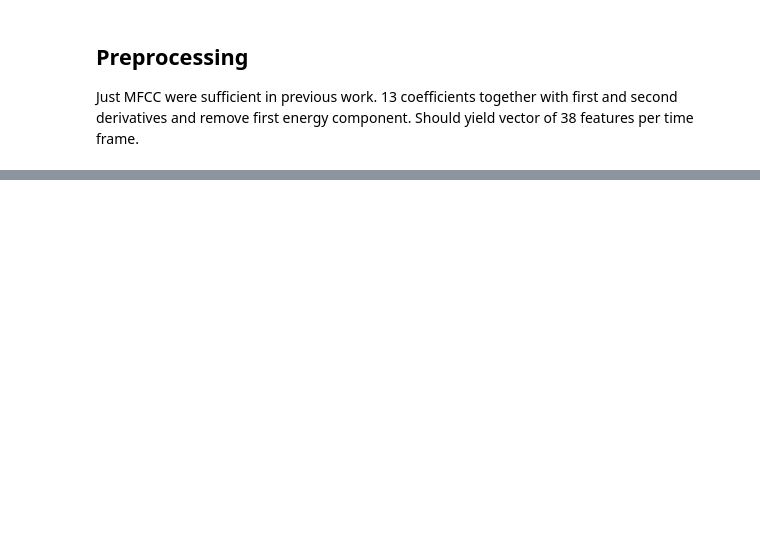
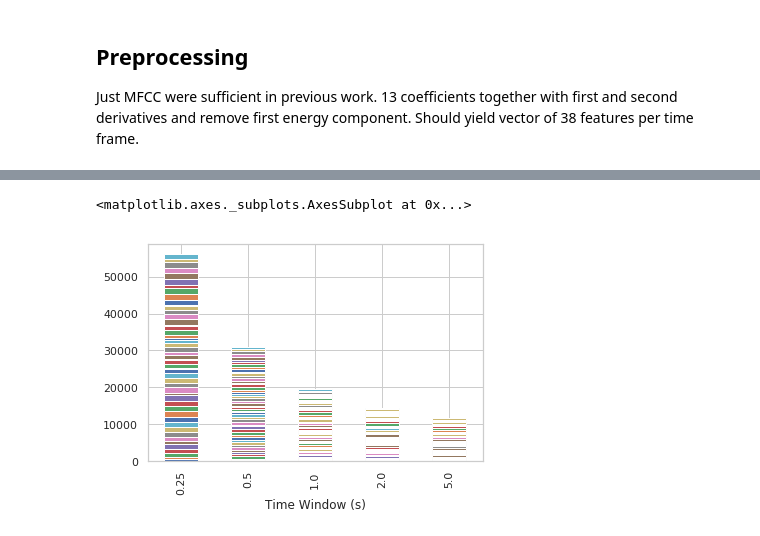
Before and after one commit to DeanPFZ/deep-audio-public, a Jupyter notebook: src/MFCC Data Statistics.ipynb, the cells around one changed output, grey strips where cells are left out. Saved outputs shown, nothing was run; the diff lists cells and outputs as text; code cells hidden in the pictures; blank space fills up the shorter version.

```diff
--- a/src/MFCC Data Statistics.ipynb
+++ b/src/MFCC Data Statistics.ipynb
@@ -193,8 +102,0 @@ c_data.head()
-# %%
-fig, axs = plt.subplots(nrows=1, ncols=2, figsize=(50,5), constrained_layout=True)
-
-i=0
-for ax in axs.flatten():
-    ax.set_title(h_classes[i])
-    (c_data[mapping[c_data.target] == i])[c_data.columns[0:12]].sample(sample_rate).boxplot(ax=ax)
-    i+=1
@@ -203,0 +103,26 @@ TypeError: list indices must be integers or slices, not Series
+# %%
+block_tries = {
+    "blocksize": [int(SR/4), int(SR/2), int(SR), int(SR * 2), int(SR * 5)],
+    "overlap": [int(SR/8), int(SR/4), int(SR/2), int(SR), 0]
+              }
+h_class_unique = []
+l_class_unique = []
+for i in range(len(block_tries['blocksize'])):
+    df = ps.preprocess_fold(dataset,
+                           kind='mfcc',
+                           blocksize=block_tries['blocksize'][i],
+                           overlap=block_tries['overlap'][i])
+    grp = df.groupby('target')
+    l_class_unique.append(
+        pd.DataFrame(
+            grp.count()
+        ).reset_index()
+    )
+    l_class_unique[-1]['blocksize'] = block_tries['blocksize'][i]
+    grp = df.groupby('h_target')
+    h_class_unique.append(
+        pd.DataFrame(
+            grp.count()
+        ).reset_index()
+    )
+    h_class_unique[-1]['blocksize'] = block_tries['blocksize'][i]
@@ -203,0 +150,11 @@ TypeError: list indices must be integers or slices, not Series
+# %%
+l_class = pd.concat(l_class_unique, ignore_index=True)
+l_class['Time Window (s)'] = l_class['blocksize'] / SR
+l_class = l_class[['Time Window (s)', 'target', 'mfcc_2_std']]
+l_class.columns = ['Time Window (s)', 'target', 'count']
+
+l_class = l_class.pivot(index='Time Window (s)', columns='target', values='count')
+l_class.plot.bar(stacked=True, legend=False)
+# %% [output]
+<matplotlib.axes._subplots.AxesSubplot at 0x...>
+[figure, added]
```
Also changed, not shown: parts of 27 cells of this notebook, 25 other files.
